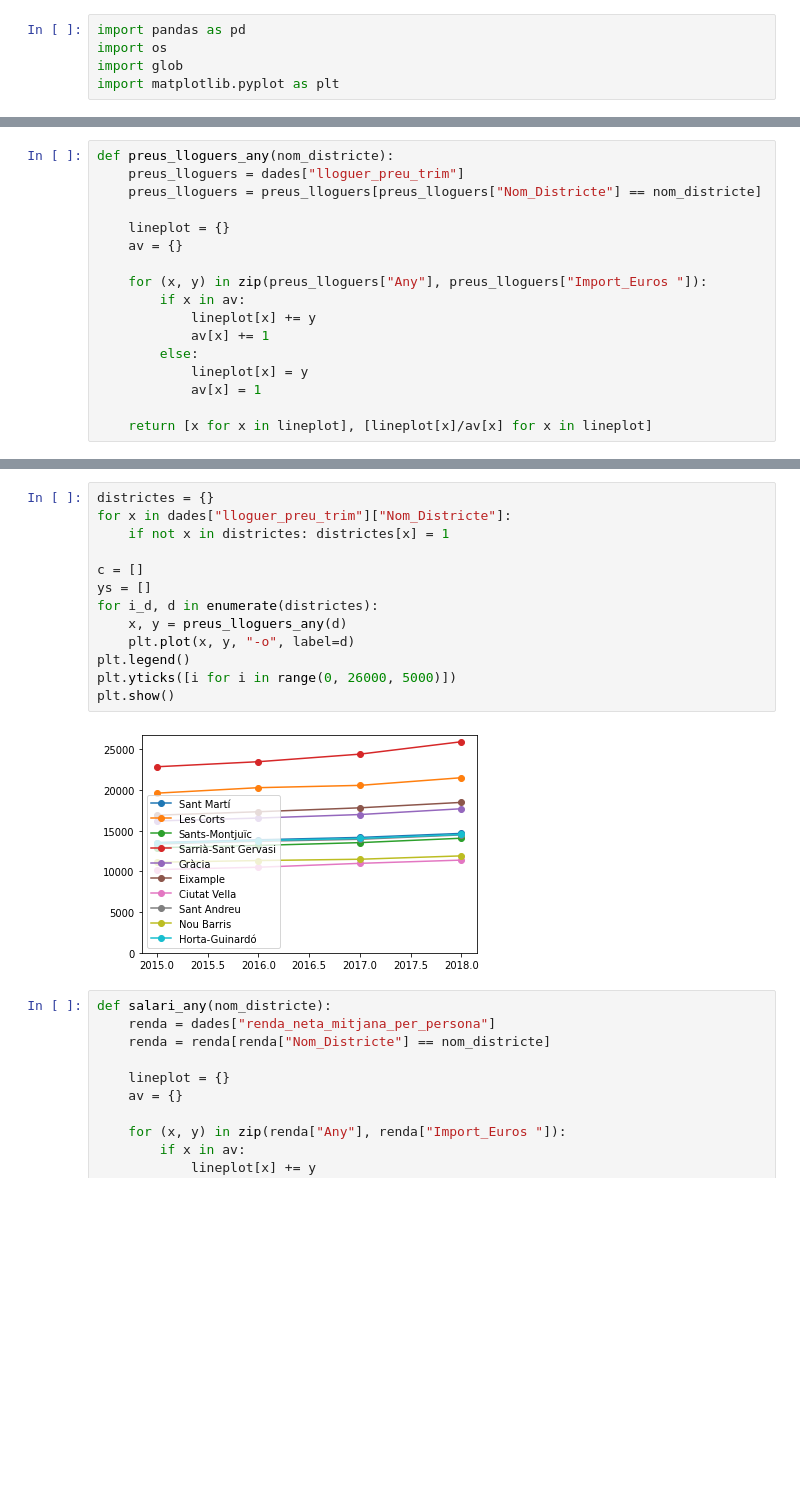
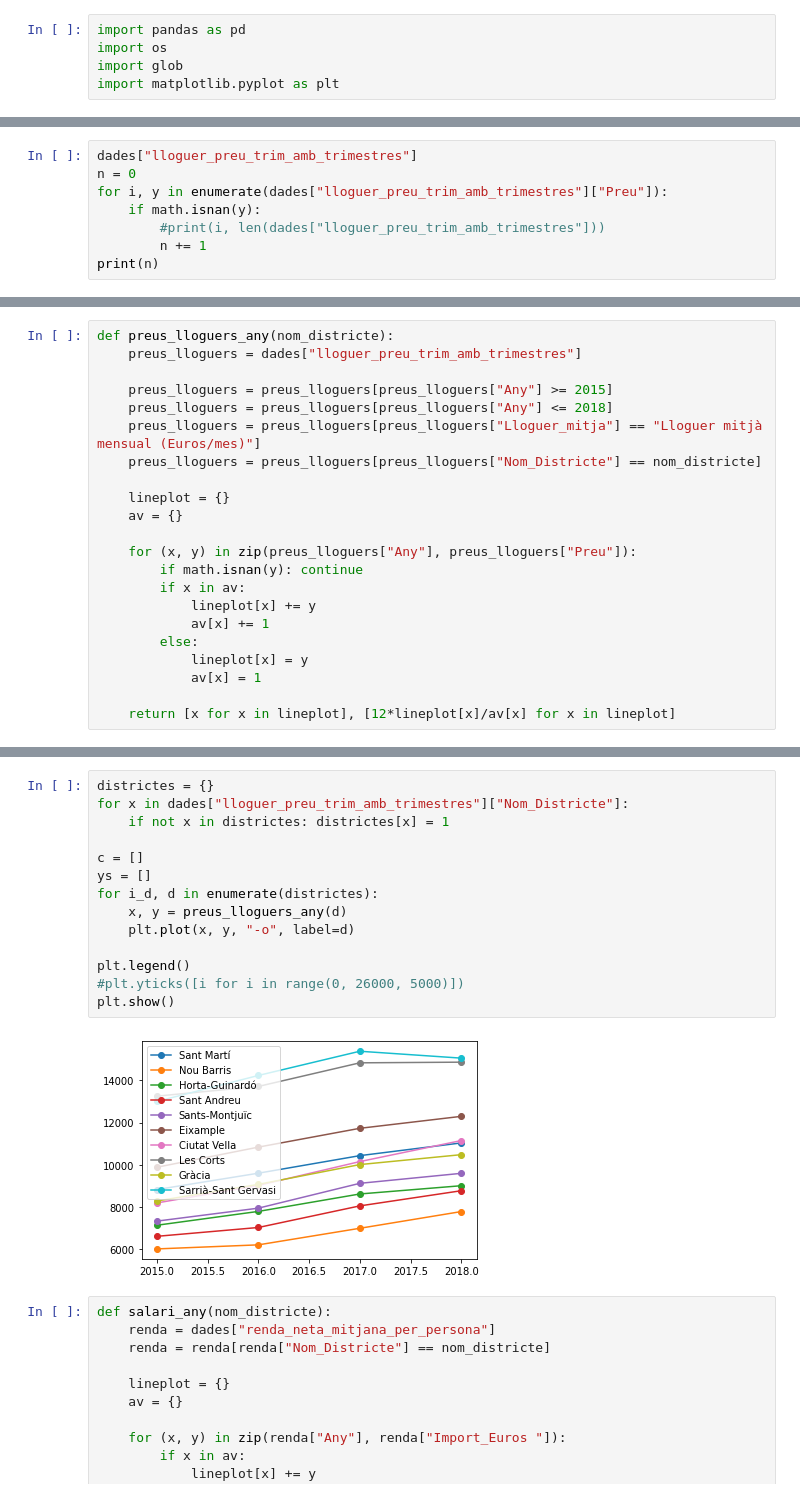
Before and after one commit to EdgarMM19/DatathonFME2021, a Jupyter notebook: TestingJavier.ipynb, the cells around one changed output, grey strips where cells are left out. Saved outputs shown, nothing was run; the diff lists cells and outputs as text; blank space fills up the shorter version.

```diff
--- a/TestingJavier.ipynb
+++ b/TestingJavier.ipynb
@@ -27,0 +22,8 @@ Index(['Unnamed: 0', 'Any', 'Codi_Districte', 'Nom_Districte', 'Codi_Barri',
+# %%
+dades["lloguer_preu_trim_amb_trimestres"]
+n = 0
+for i, y in enumerate(dades["lloguer_preu_trim_amb_trimestres"]["Preu"]):
+    if math.isnan(y):
+        #print(i, len(dades["lloguer_preu_trim_amb_trimestres"]))
+        n += 1
+print(n)
@@ -28,12 +32,17 @@ Index(['Unnamed: 0', 'Any', 'Codi_Districte', 'Nom_Districte', 'Codi_Barri',
 # %%
 def preus_lloguers_any(nom_districte):
-    preus_lloguers = dades["lloguer_preu_trim"]
+    preus_lloguers = dades["lloguer_preu_trim_amb_trimestres"]
+
+    preus_lloguers = preus_lloguers[preus_lloguers["Any"] >= 2015]
+    preus_lloguers = preus_lloguers[preus_lloguers["Any"] <= 2018]
+    preus_lloguers = preus_lloguers[preus_lloguers["Lloguer_mitja"] == "Lloguer mitjà mensual (Euros/mes)"]
     preus_lloguers = preus_lloguers[preus_lloguers["Nom_Districte"] == nom_districte]
 
     lineplot = {}
     av = {}
 
-    for (x, y) in zip(preus_lloguers["Any"], preus_lloguers["Import_Euros "]):
+    for (x, y) in zip(preus_lloguers["Any"], preus_lloguers["Preu"]):
+        if math.isnan(y): continue
         if x in av:
             lineplot[x] += y
             av[x] += 1
@@ -41,4 +50,4 @@ def preus_lloguers_any(nom_districte):
             lineplot[x] = y
             av[x] = 1
 
-    return [x for x in lineplot], [lineplot[x]/av[x] for x in lineplot]
+    return [x for x in lineplot], [12*lineplot[x]/av[x] for x in lineplot]
@@ -45,18 +65,19 @@ def preus_lloguers_any(nom_districte):
 # %%
 districtes = {}
-for x in dades["lloguer_preu_trim"]["Nom_Districte"]:
+for x in dades["lloguer_preu_trim_amb_trimestres"]["Nom_Districte"]:
     if not x in districtes: districtes[x] = 1
 
 c = []
 ys = []
 for i_d, d in enumerate(districtes):
     x, y = preus_lloguers_any(d)
     plt.plot(x, y, "-o", label=d)
+
 plt.legend()
-plt.yticks([i for i in range(0, 26000, 5000)])
+#plt.yticks([i for i in range(0, 26000, 5000)])
 plt.show()
 # %% [output]
-[figure, old version]
+[figure, new version]
 # %%
 def salari_any(nom_districte):
     renda = dades["renda_neta_mitjana_per_persona"]
```
Also changed, not shown: parts of 7 cells of this notebook.
